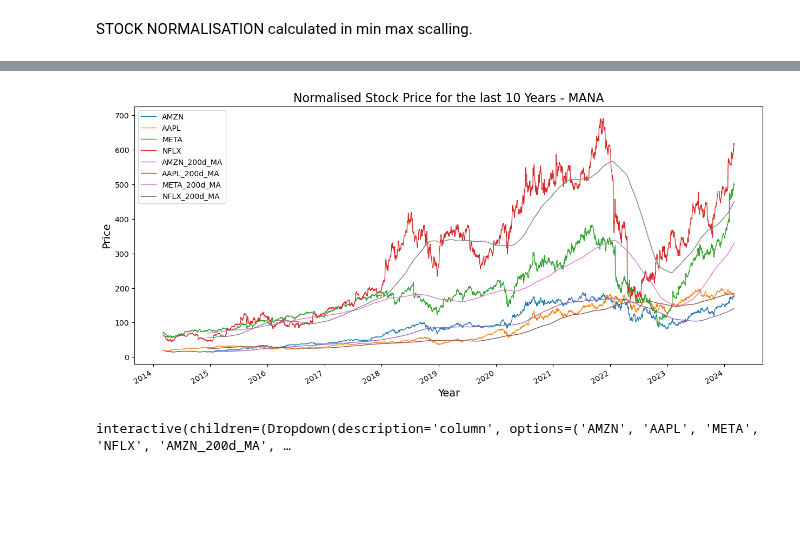
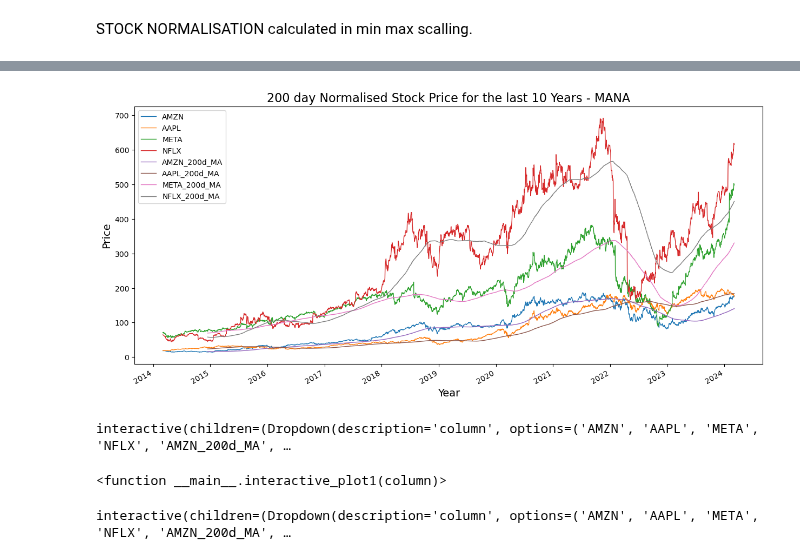
Before and after one commit to horsewell/project-3, a Jupyter notebook: hn_stock_data_take6.ipynb, the cells around one changed output, grey strips where cells are left out. Cells and saved outputs as stored; diff of their text form; code cells hidden in the pictures; blank space fills up the shorter version.

```diff
--- a/hn_stock_data_take6.ipynb
+++ b/hn_stock_data_take6.ipynb
@@ -293,3 +274,20 @@ Date
 2024-03-04     183.95730     330.47240    450.466049
 
 [2517 rows x 8 columns]
+# %%
+# import pandas as pd
+
+def calculate_200day_ma(data):
+
+  # Calculates the 200 day moving average for each column in the DataFrame.
+  # Data: A Pandas DataFrame containing the data.
+  # Returns: A new Pandas DataFrame with a '200d_MA' column added for each original column.
+
+  result = data.copy()  # Create a copy to avoid modifying original data
+  window = 200  # Define the window size for moving average (20 days)
+
+  # Add a new column for the 200 day moving average of each existing column
+  for col in data.columns:
+    result['{}_200d_MA'.format(col)] = data[col].rolling(window=window).mean()
+
+  return result
@@ -296,22 +314,60 @@ Date
 # %%
-# Plot on Normalised Stock
+# Plot on 200 days Normalised Stock
 
 calculate_200day_ma(data).plot(figsize = (15,7), linewidth = 1)
 
 # Show the legend
 plt.legend()
 
 # Define the label for the title of the figure
-plt.title("Normalised Stock Price for the last 10 Years - MANA", fontsize=16)
+plt.title("200 day Normalised Stock Price for the last 10 Years - MANA", fontsize=16)
 
 # Define the labels for x-axis and y-axis
 plt.ylabel('Price', fontsize=14)
 plt.xlabel('Year', fontsize=14)
 
 
 plt.show()
 # %% [output]
-[figure, old version]
+[figure, new version]
+# %%
+from ipywidgets import interact, Button
+
+def interactive_plot1(column):
+
+  # Plots the closing price for the chosen column with a unique color and shows the corresponding legend.
+
+  fig, ax = plt.subplots(figsize=(10, 5), linewidth = 1)
+
+  # Create a colormap for generating unique colors
+  cmap = plt.cm.get_cmap('tab10')  # Choose a colormap (adjust as needed)
+  colors = cmap(range(len(calculate_200day_ma(data).columns[0:])))  # Create colors for each column
+
+  # Explicitly plot the line and set its color based on the column
+  line, = ax.plot(calculate_200day_ma(data)[column], label=column, color=colors[calculate_200day_ma(data).columns.tolist().index(column) - 0])
+
+  # Display the legend
+  ax.legend()
+  # return fig, ax # Return the updated figure and axes
+
+#Callback function for the save button to export the current plot as a JPEG file.
+# def save_plot(b):
+# fig.savefig("interactive_plot.jpg", format="jpg")  # Adjust filename as needed
+
+  plt.title("200 day Normalised Stock Price for the last 10 years", fontsize=16)
+  plt.ylabel('Price', fontsize=14)
+  plt.xlabel('Year', fontsize=14)
+  plt.show()
+
+# Add a button for saving the plot
+# save_button = Button(description="Save plot")
+# save_button.on_click(save_plot)
+
+interact(interactive_plot1, column=calculate_200day_ma(data).columns[0:])  # Start from first column
+# display(save_button)  # Display the button
+# %% [output]
+interactive(children=(Dropdown(description='column', options=('AMZN', 'AAPL', 'META', 'NFLX', 'AMZN_200d_MA', …
+<function __main__.interactive_plot1(column)>
 # %%
 from ipywidgets import interact, Button
 
```
Also changed, not shown: parts of 8 cells of this notebook, 7 other files.
